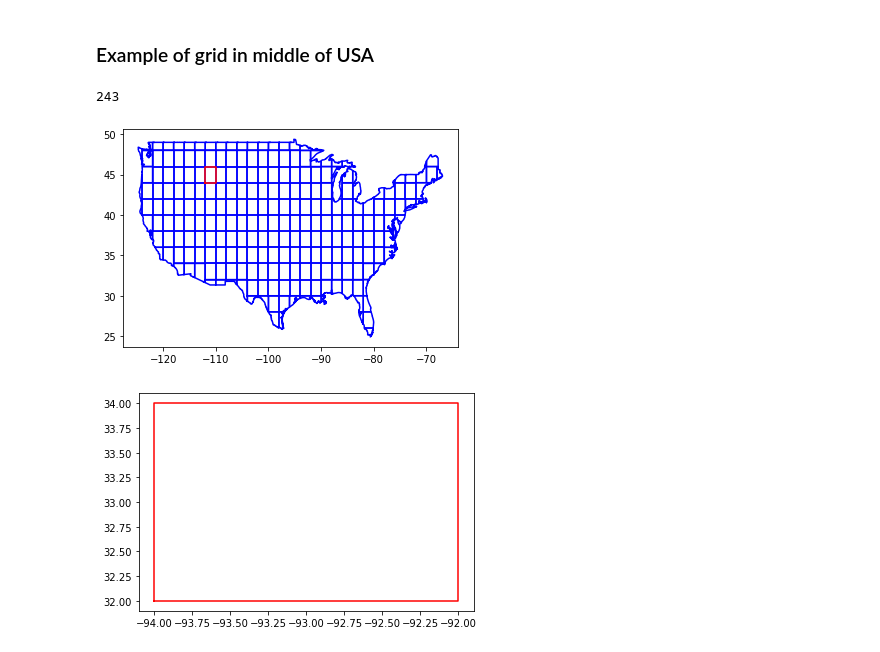
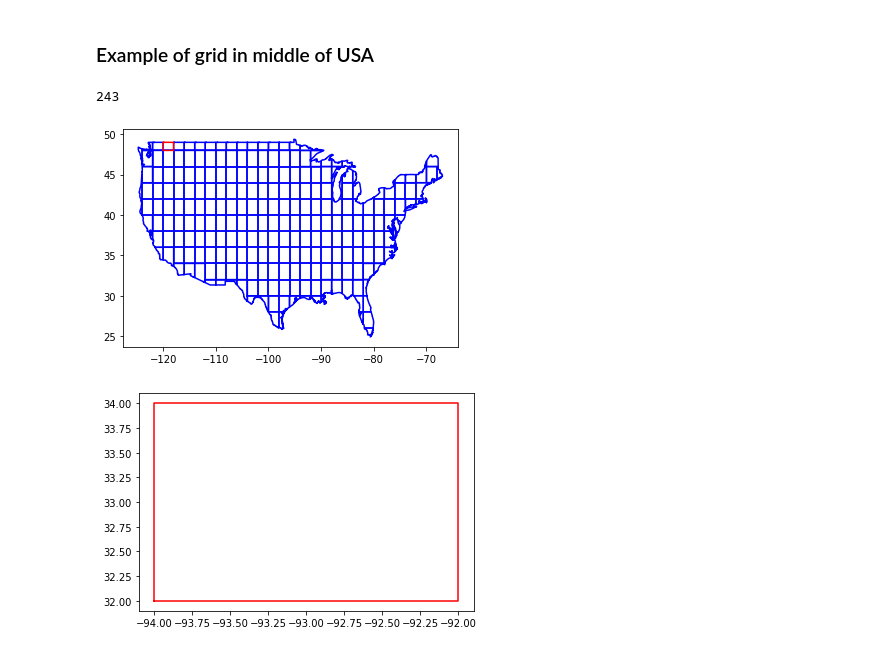
Before and after one commit to ShaneW-18/-Geoguessr-AI, a Jupyter notebook: Model/DataCollection.ipynb, the cells around one changed output. Cells and saved outputs as stored; diff of their text form; code cells hidden in the pictures.

```diff
--- a/Model/DataCollection.ipynb
+++ b/Model/DataCollection.ipynb
@@ -48,18 +48,18 @@ plt.show()
 # %%
 count = 0
 for i in usaPolyGrid.values():
-    if count != 58:
+    if count != 23:
         plt.plot(i[:,1],i[:,0], c='blue')
     count += 1
 print(len(usaPolyGrid))
 
-poly = Polygon(np.flip(usaPolyGrid[58]))
+poly = Polygon(np.flip(usaPolyGrid[23]))
 x,y = poly.exterior.xy
 plt.plot(x,y, c='red')
 plt.show()
 # %% [output]
 243
-[figure, old version]
+[figure, new version]
 # %%
 poly = Polygon(np.flip(usaPolyGrid[150]))
 x,y = poly.exterior.xy
```
Also changed, not shown: 1 other file.
